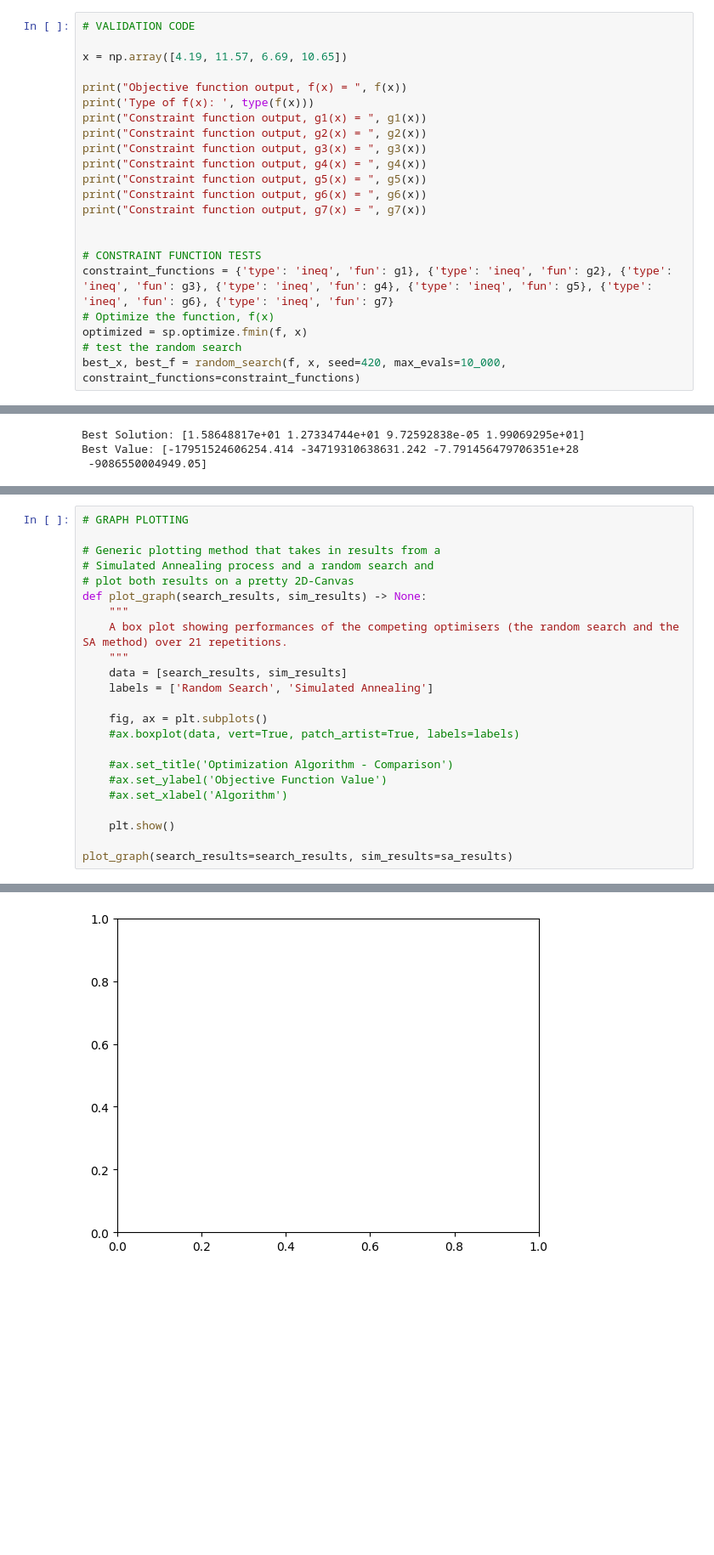
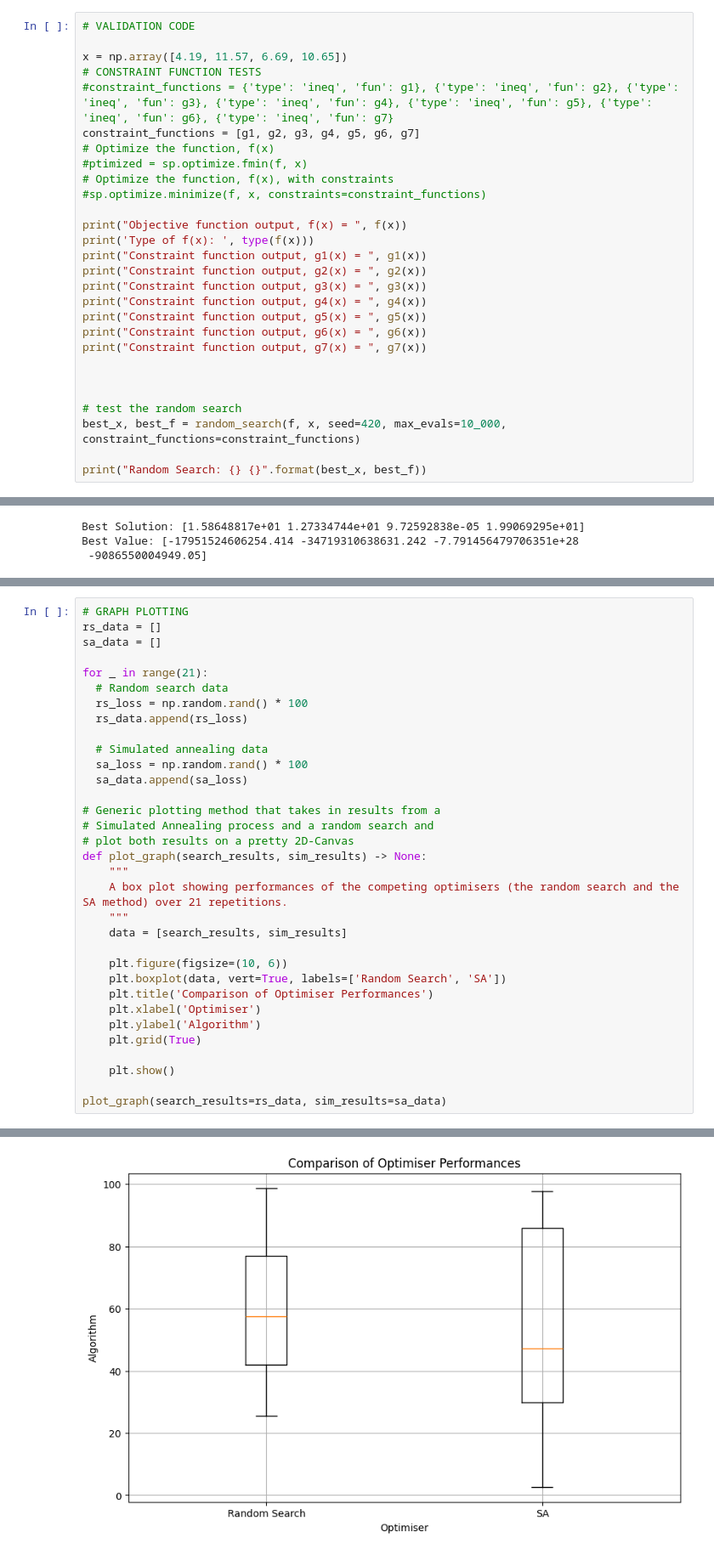
Before and after one commit to 50-Course/swarm-optimizers, a Jupyter notebook: XXXXXX.ipynb, the cells around one changed output, grey strips where cells are left out. Shown: that part at 85% size. Drawn from its saved outputs; the diff is of its cells as text; blank space fills up the shorter version.

Commit message:
convert to scalar functions

```diff
--- a/XXXXXX.ipynb
+++ b/XXXXXX.ipynb
@@ -286,6 +272,13 @@ def accept_p(neighbour_solution, current_solution, control_parameter):
 # VALIDATION CODE
 
 x = np.array([4.19, 11.57, 6.69, 10.65])
+# CONSTRAINT FUNCTION TESTS
+#constraint_functions = {'type': 'ineq', 'fun': g1}, {'type': 'ineq', 'fun': g2}, {'type': 'ineq', 'fun': g3}, {'type': 'ineq', 'fun': g4}, {'type': 'ineq', 'fun': g5}, {'type': 'ineq', 'fun': g6}, {'type': 'ineq', 'fun': g7}
+constraint_functions = [g1, g2, g3, g4, g5, g6, g7]
+# Optimize the function, f(x)
+#ptimized = sp.optimize.fmin(f, x)
+# Optimize the function, f(x), with constraints
+#sp.optimize.minimize(f, x, constraints=constraint_functions)
 
 print("Objective function output, f(x) = ", f(x))
 print('Type of f(x): ', type(f(x)))
@@ -298,12 +291,11 @@ print("Constraint function output, g6(x) = ", g6(x))
 print("Constraint function output, g7(x) = ", g7(x))
 
 
-# CONSTRAINT FUNCTION TESTS
-constraint_functions = {'type': 'ineq', 'fun': g1}, {'type': 'ineq', 'fun': g2}, {'type': 'ineq', 'fun': g3}, {'type': 'ineq', 'fun': g4}, {'type': 'ineq', 'fun': g5}, {'type': 'ineq', 'fun': g6}, {'type': 'ineq', 'fun': g7}
-# Optimize the function, f(x)
-optimized = sp.optimize.fmin(f, x)
+
 # test the random search
 best_x, best_f = random_search(f, x, seed=420, max_evals=10_000, constraint_functions=constraint_functions)
+
+print("Random Search: {} {}".format(best_x, best_f))
 # %% [output]
 Objective function output, f(x) =  [-66258374.6794144 -3148598.097346256 -16279475.07768886
  -4036587.029849999]
@@ -430,5 +400,16 @@ NameError: name 's' is not defined
 # %%
 # GRAPH PLOTTING
+rs_data = []
+sa_data = []
+
+for _ in range(21):
+  # Random search data
+  rs_loss = np.random.rand() * 100
+  rs_data.append(rs_loss)
+
+  # Simulated annealing data
+  sa_loss = np.random.rand() * 100
+  sa_data.append(sa_loss)
 
 # Generic plotting method that takes in results from a
 # Simulated Annealing process and a random search and
@@ -438,16 +419,15 @@ def plot_graph(search_results, sim_results) -> None:
     A box plot showing performances of the competing optimisers (the random search and the SA method) over 21 repetitions.
     """
     data = [search_results, sim_results]
-    labels = ['Random Search', 'Simulated Annealing']
 
-    fig, ax = plt.subplots()
-    #ax.boxplot(data, vert=True, patch_artist=True, labels=labels)
-
-    #ax.set_title('Optimization Algorithm - Comparison')
-    #ax.set_ylabel('Objective Function Value')
-    #ax.set_xlabel('Algorithm')
+    plt.figure(figsize=(10, 6))
+    plt.boxplot(data, vert=True, labels=['Random Search', 'SA'])
+    plt.title('Comparison of Optimiser Performances')
+    plt.xlabel('Optimiser')
+    plt.ylabel('Algorithm')
+    plt.grid(True)
 
     plt.show()
 
-plot_graph(search_results=search_results, sim_results=sa_results)
+plot_graph(search_results=rs_data, sim_results=sa_data)
 # %% [output]
@@ -455 +434 @@ ValueError: X must have 2 or fewer dimensions
-[figure, old version]
+[figure, new version]
```
Also changed, not shown: parts of 6 cells of this notebook.
